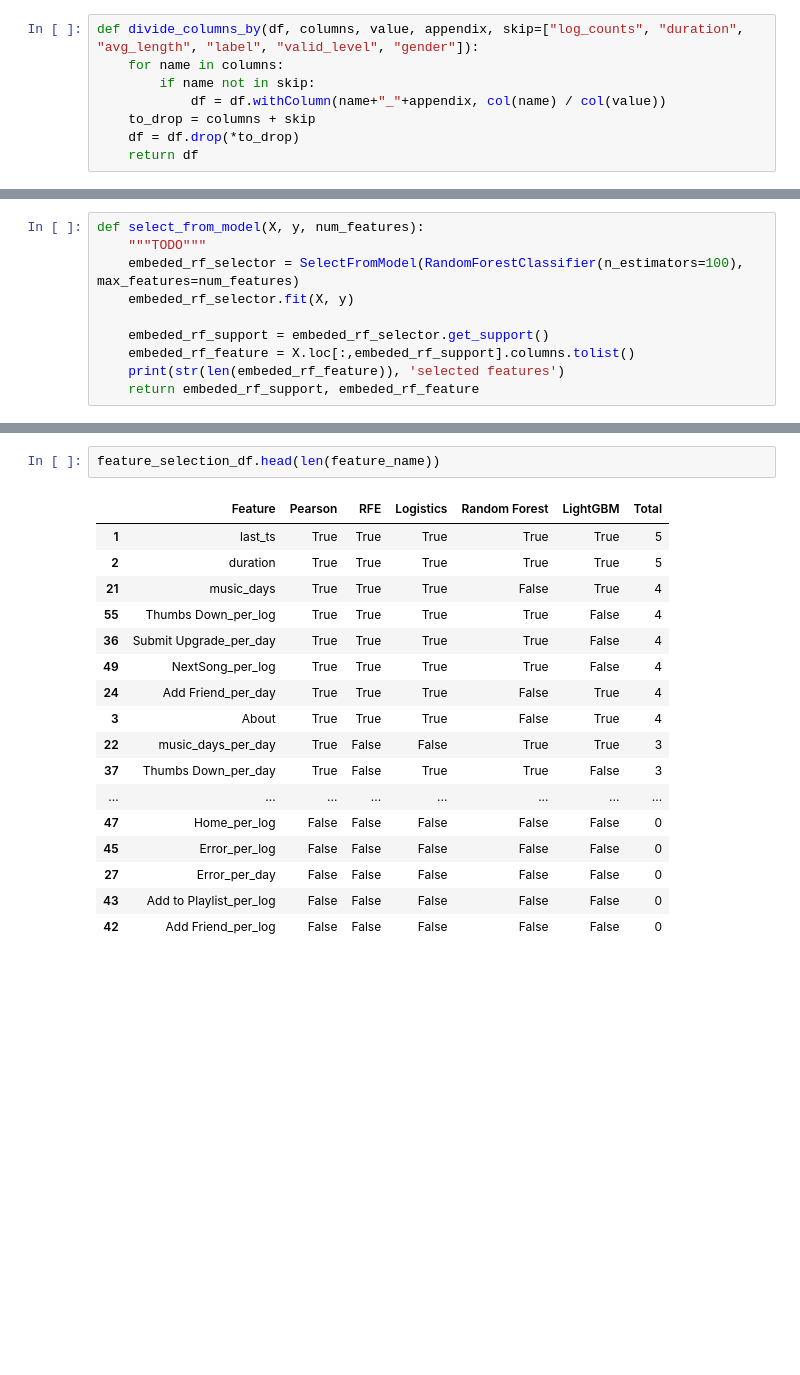
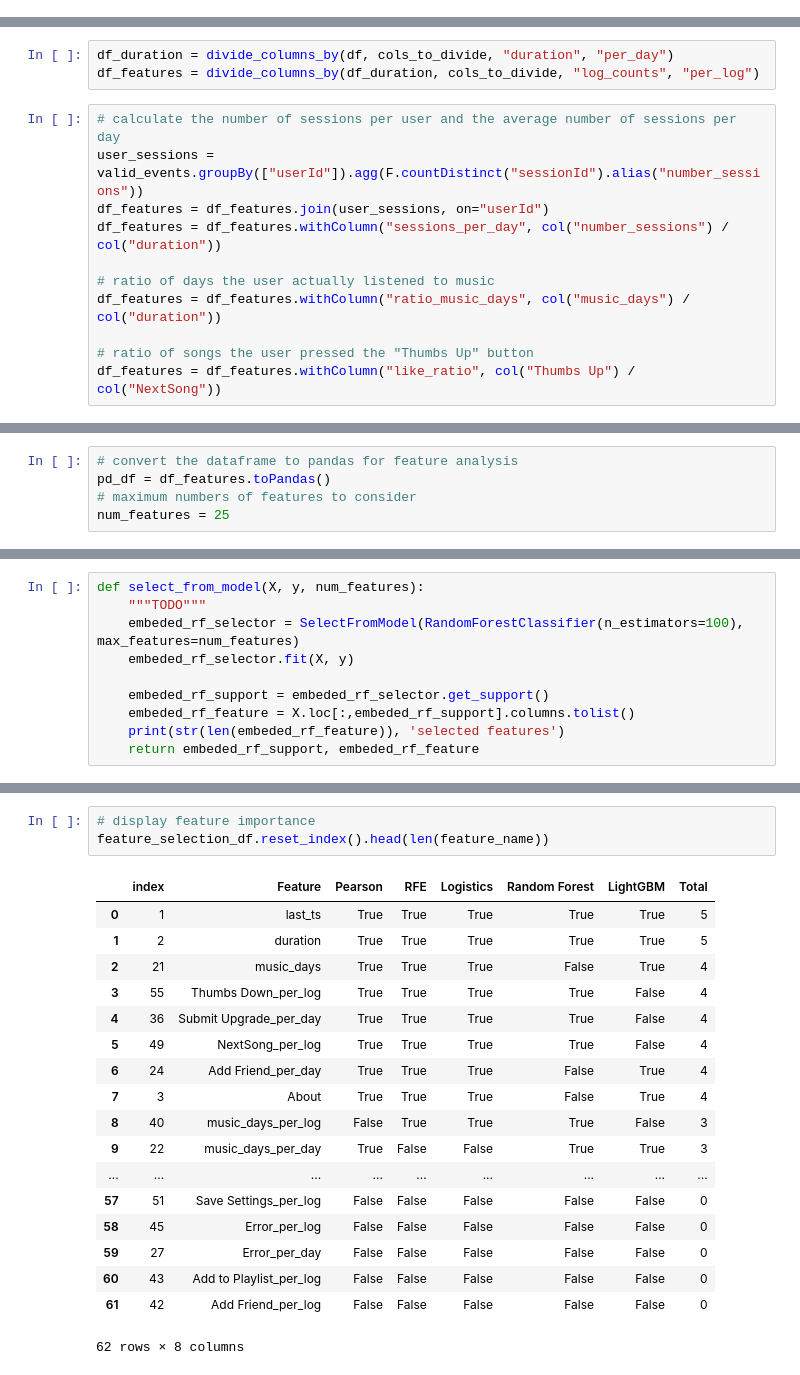
Before and after one commit to christofranz/sparkify-churn-prediction, a Jupyter notebook: Sparkify_churn_prediction.ipynb, the cells around one changed output, grey strips where cells are left out. Drawn from its saved outputs; the diff is of its cells as text; blank space fills up the shorter version.

Commit message:
Clean up feature selection and structure

```diff
--- a/Sparkify_churn_prediction.ipynb
+++ b/Sparkify_churn_prediction.ipynb
@@ -345,8 +119,0 @@ NameError: name 'corssval' is not defined
-# %%
-def divide_columns_by(df, columns, value, appendix, skip=["log_counts", "duration", "avg_length", "label", "valid_level", "gender"]):
-    for name in columns:
-        if name not in skip:
-            df = df.withColumn(name+"_"+appendix, col(name) / col(value))
-    to_drop = columns + skip
-    df = df.drop(*to_drop)
-    return df
@@ -525,0 +120,14 @@ cor_support, cor_features = cor_selector(X, y, num_features)
+# %%
+df_duration = divide_columns_by(df, cols_to_divide, "duration", "per_day")
+df_features = divide_columns_by(df_duration, cols_to_divide, "log_counts", "per_log")
+# %%
+# calculate the number of sessions per user and the average number of sessions per day
+user_sessions = valid_events.groupBy(["userId"]).agg(F.countDistinct("sessionId").alias("number_sessions"))
+df_features = df_features.join(user_sessions, on="userId")
+df_features = df_features.withColumn("sessions_per_day", col("number_sessions") / col("duration"))
+
+# ratio of days the user actually listened to music
+df_features = df_features.withColumn("ratio_music_days", col("music_days") / col("duration"))
+
+# ratio of songs the user pressed the "Thumbs Up" button
+df_features = df_features.withColumn("like_ratio", col("Thumbs Up") / col("NextSong"))
@@ -525,0 +144,5 @@ cor_support, cor_features = cor_selector(X, y, num_features)
+# %%
+# convert the dataframe to pandas for feature analysis
+pd_df = df_features.toPandas()
+# maximum numbers of features to consider
+num_features = 25
@@ -594,22 +248,24 @@ feature_selection_df['Total'] = np.sum(feature_selection_df, axis=1)
 feature_selection_df = feature_selection_df.sort_values(['Total','Feature'] , ascending=False)
 # %%
-feature_selection_df.head(len(feature_name))
+# display feature importance
+feature_selection_df.reset_index().head(len(feature_name))
 # %% [output]
-|  | Feature | Pearson | RFE | Logistics | Random Forest | LightGBM | Total |
-| 1 | last_ts | True | True | True | True | True | 5 |
-| 2 | duration | True | True | True | True | True | 5 |
-| 21 | music_days | True | True | True | False | True | 4 |
-| 55 | Thumbs Down_per_log | True | True | True | True | False | 4 |
-| 36 | Submit Upgrade_per_day | True | True | True | True | False | 4 |
-| 49 | NextSong_per_log | True | True | True | True | False | 4 |
-| 24 | Add Friend_per_day | True | True | True | False | True | 4 |
-| 3 | About | True | True | True | False | True | 4 |
-| 22 | music_days_per_day | True | False | False | True | True | 3 |
-| 37 | Thumbs Down_per_day | True | False | True | True | False | 3 |
-| ... | ... | ... | ... | ... | ... | ... | ... |
-| 47 | Home_per_log | False | False | False | False | False | 0 |
-| 45 | Error_per_log | False | False | False | False | False | 0 |
-| 27 | Error_per_day | False | False | False | False | False | 0 |
-| 43 | Add to Playlist_per_log | False | False | False | False | False | 0 |
-| 42 | Add Friend_per_log | False | False | False | False | False | 0 |
+|  | index | Feature | Pearson | RFE | Logistics | Random Forest | LightGBM | Total |
+| 0 | 1 | last_ts | True | True | True | True | True | 5 |
+| 1 | 2 | duration | True | True | True | True | True | 5 |
+| 2 | 21 | music_days | True | True | True | False | True | 4 |
+| 3 | 55 | Thumbs Down_per_log | True | True | True | True | False | 4 |
+| 4 | 36 | Submit Upgrade_per_day | True | True | True | True | False | 4 |
+| 5 | 49 | NextSong_per_log | True | True | True | True | False | 4 |
+| 6 | 24 | Add Friend_per_day | True | True | True | False | True | 4 |
+| 7 | 3 | About | True | True | True | False | True | 4 |
+| 8 | 40 | music_days_per_log | False | True | True | True | False | 3 |
+| 9 | 22 | music_days_per_day | True | False | False | True | True | 3 |
+| ... | ... | ... | ... | ... | ... | ... | ... | ... |
+| 57 | 51 | Save Settings_per_log | False | False | False | False | False | 0 |
+| 58 | 45 | Error_per_log | False | False | False | False | False | 0 |
+| 59 | 27 | Error_per_day | False | False | False | False | False | 0 |
+| 60 | 43 | Add to Playlist_per_log | False | False | False | False | False | 0 |
+| 61 | 42 | Add Friend_per_log | False | False | False | False | False | 0 |
+62 rows × 8 columns
 # %%
```
Also changed, not shown: parts of 80 cells of this notebook.
